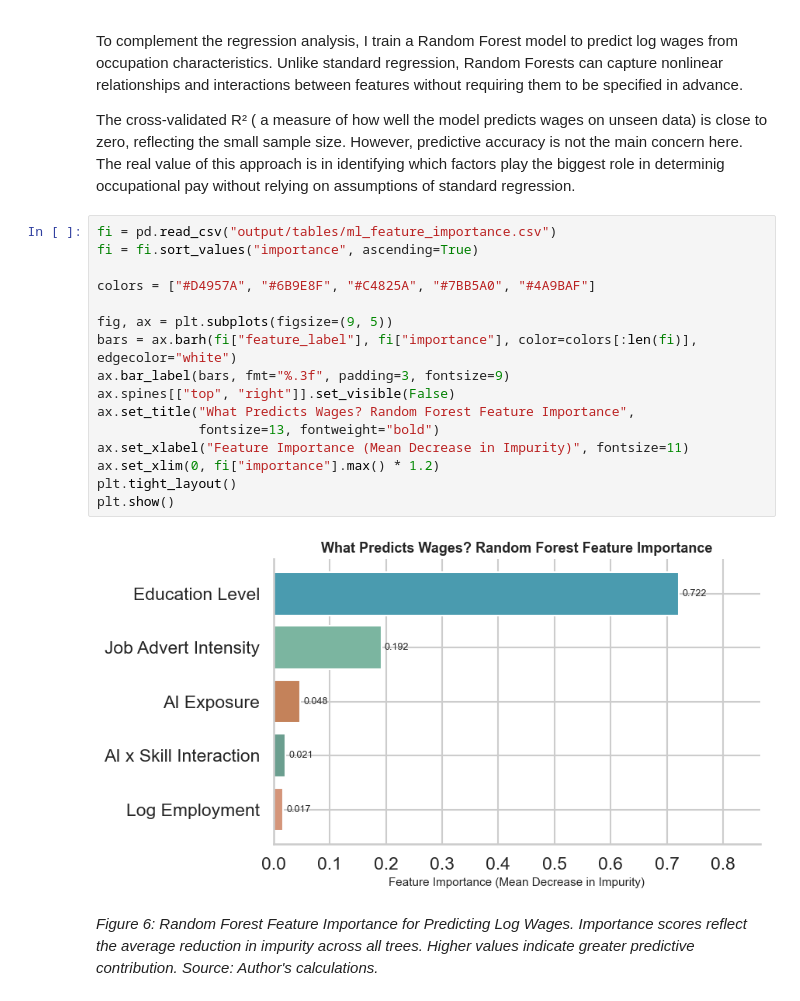
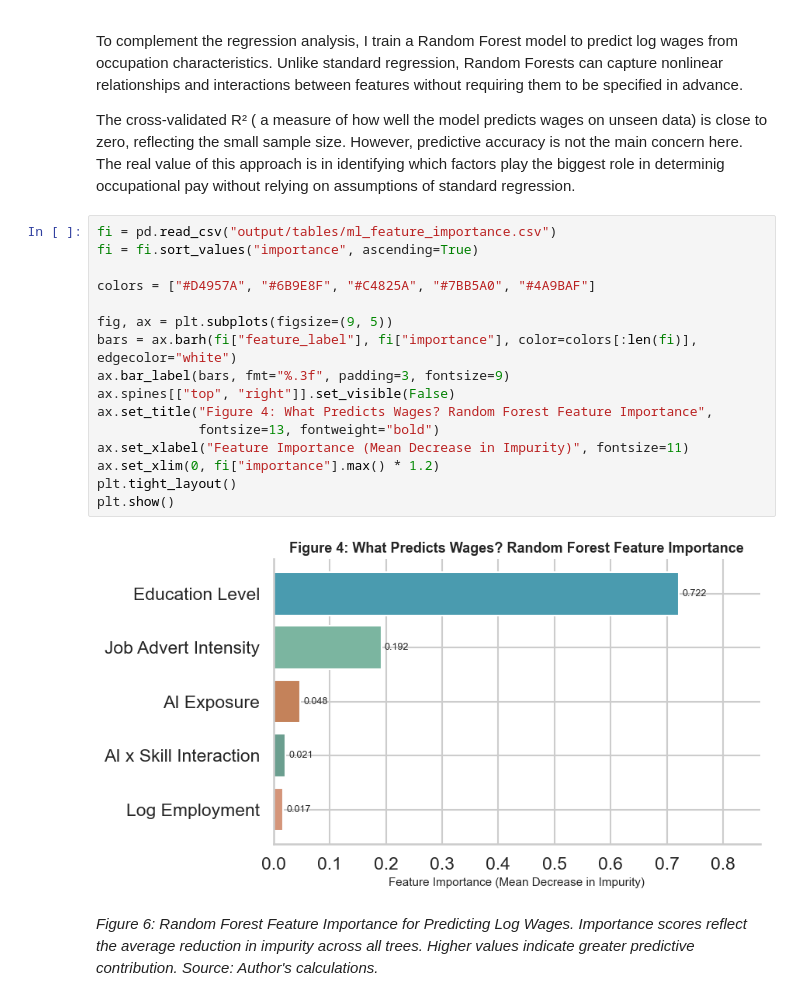
Before and after one commit to riyachandarana/Empirical-Project-2026, a Jupyter notebook: blog.ipynb, the cells around one changed output. Drawn from its saved outputs; the diff is of its cells as text.

```diff
--- a/blog.ipynb
+++ b/blog.ipynb
@@ -355,21 +265,21 @@ The cross-validated R² ( a measure of how well the model predicts wages on unse
 # %%
 fi = pd.read_csv("output/tables/ml_feature_importance.csv")
 fi = fi.sort_values("importance", ascending=True)
 
 colors = ["#D4957A", "#6B9E8F", "#C4825A", "#7BB5A0", "#4A9BAF"]
 
 fig, ax = plt.subplots(figsize=(9, 5))
 bars = ax.barh(fi["feature_label"], fi["importance"], color=colors[:len(fi)], edgecolor="white")
 ax.bar_label(bars, fmt="%.3f", padding=3, fontsize=9)
 ax.spines[["top", "right"]].set_visible(False)
-ax.set_title("What Predicts Wages? Random Forest Feature Importance",
+ax.set_title("Figure 4: What Predicts Wages? Random Forest Feature Importance",
              fontsize=13, fontweight="bold")
 ax.set_xlabel("Feature Importance (Mean Decrease in Impurity)", fontsize=11)
 ax.set_xlim(0, fi["importance"].max() * 1.2)
 plt.tight_layout()
 plt.show()
 # %% [output]
-[figure, old version]
+[figure, new version]
 # %% [markdown]
 *Figure 6: Random Forest Feature Importance for Predicting Log Wages.
 Importance scores reflect the average reduction in impurity across all
```
Also changed, not shown: parts of 24 cells of this notebook, 1 other file.
